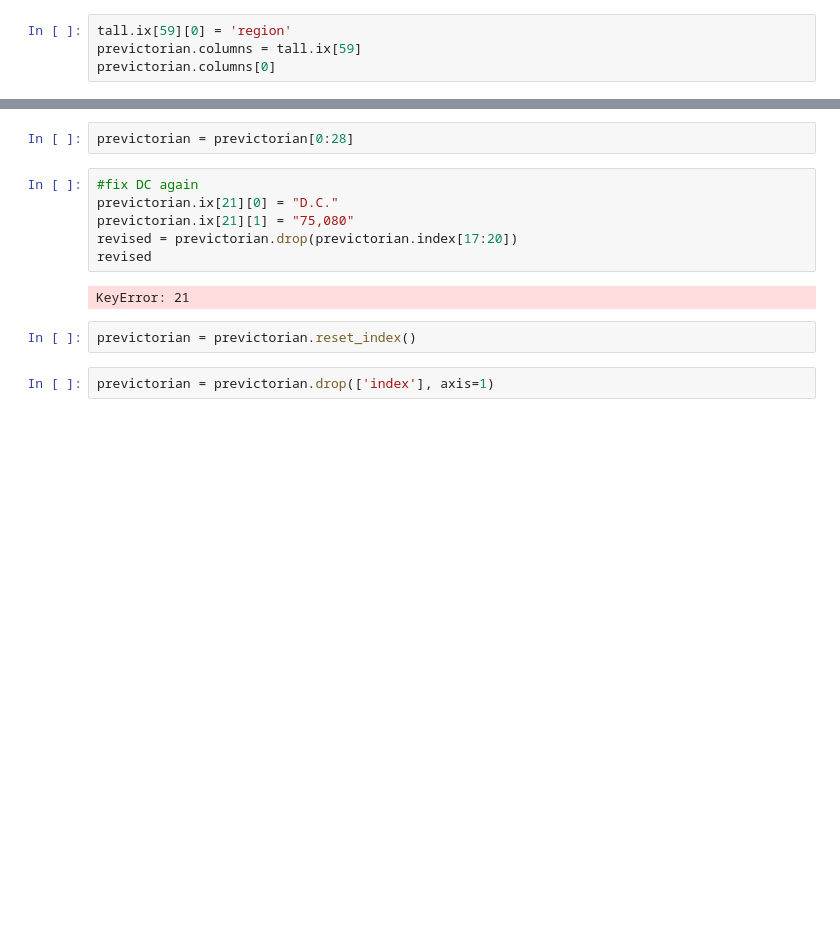
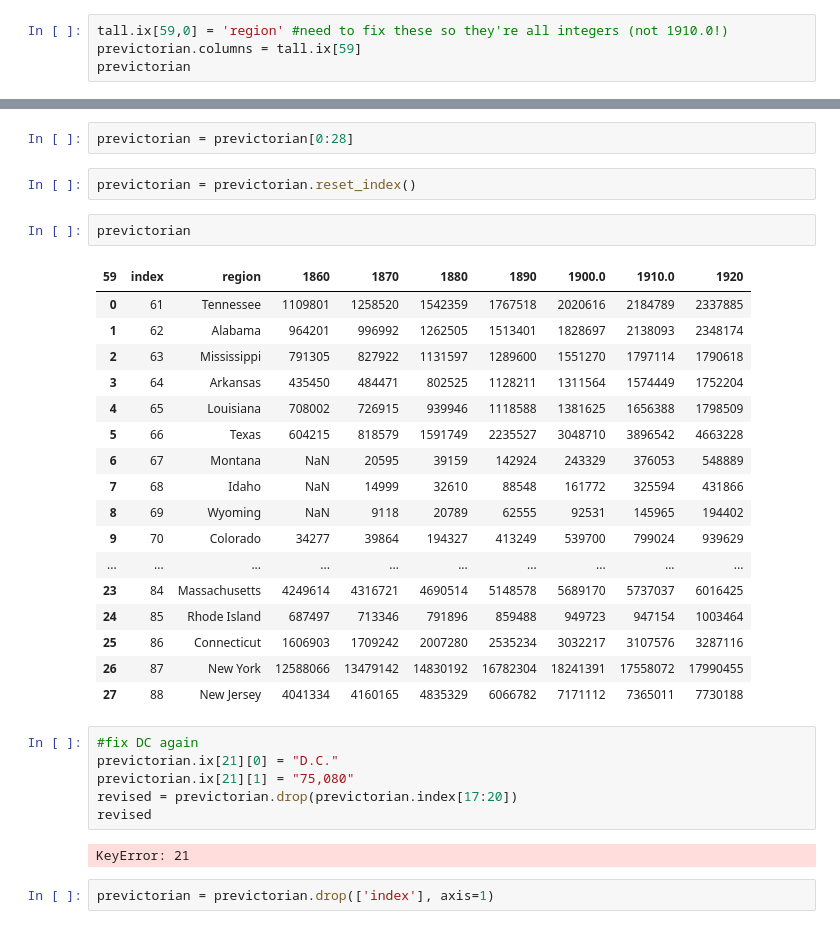
Before and after one commit to szeitlin/PopViz, a Jupyter notebook: early.ipynb, the cells around one changed output, grey strips where cells are left out. Cells and saved outputs as stored; diff of their text form; blank space fills up the shorter version.

```diff
--- a/early.ipynb
+++ b/early.ipynb
@@ -91,7 +62,7 @@ len(tall['region'][56:108])
 # %% [output]
 52
 # %%
-tall.ix[59][0] = 'region'
+tall.ix[59,0] = 'region' #need to fix these so they're all integers (not 1910.0!)
 previctorian.columns = tall.ix[59]
-previctorian.columns[0]
+previctorian
 # %% [output]
@@ -99,5 +86,27 @@ nan
 # %%
 previctorian = previctorian[0:28]
+# %%
+previctorian = previctorian.reset_index()
+# %%
+previctorian
+# %% [output]
+| 59 | index | region | 1860 | 1870 | 1880 | 1890 | 1900.0 | 1910.0 | 1920 |
+| 0 | 61 | Tennessee | 1109801 | 1258520 | 1542359 | 1767518 | 2020616 | 2184789 | 2337885 |
+| 1 | 62 | Alabama | 964201 | 996992 | 1262505 | 1513401 | 1828697 | 2138093 | 2348174 |
+| 2 | 63 | Mississippi | 791305 | 827922 | 1131597 | 1289600 | 1551270 | 1797114 | 1790618 |
+| 3 | 64 | Arkansas | 435450 | 484471 | 802525 | 1128211 | 1311564 | 1574449 | 1752204 |
+| 4 | 65 | Louisiana | 708002 | 726915 | 939946 | 1118588 | 1381625 | 1656388 | 1798509 |
+| 5 | 66 | Texas | 604215 | 818579 | 1591749 | 2235527 | 3048710 | 3896542 | 4663228 |
+| 6 | 67 | Montana | NaN | 20595 | 39159 | 142924 | 243329 | 376053 | 548889 |
+| 7 | 68 | Idaho | NaN | 14999 | 32610 | 88548 | 161772 | 325594 | 431866 |
+| 8 | 69 | Wyoming | NaN | 9118 | 20789 | 62555 | 92531 | 145965 | 194402 |
+| 9 | 70 | Colorado | 34277 | 39864 | 194327 | 413249 | 539700 | 799024 | 939629 |
+| ... | ... | ... | ... | ... | ... | ... | ... | ... | ... |
+| 23 | 84 | Massachusetts | 4249614 | 4316721 | 4690514 | 5148578 | 5689170 | 5737037 | 6016425 |
+| 24 | 85 | Rhode Island | 687497 | 713346 | 791896 | 859488 | 949723 | 947154 | 1003464 |
+| 25 | 86 | Connecticut | 1606903 | 1709242 | 2007280 | 2535234 | 3032217 | 3107576 | 3287116 |
+| 26 | 87 | New York | 12588066 | 13479142 | 14830192 | 16782304 | 18241391 | 17558072 | 17990455 |
+| 27 | 88 | New Jersey | 4041334 | 4160165 | 4835329 | 6066782 | 7171112 | 7365011 | 7730188 |
 # %%
 #fix DC again
 previctorian.ix[21][0] = "D.C."
@@ -106,8 +115,6 @@ revised = previctorian.drop(previctorian.index[17:20])
 revised
 # %% [output]
 KeyError: 21
-# %%
-previctorian = previctorian.reset_index()
 # %%
 previctorian = previctorian.drop(['index'], axis=1)
 # %%
```
Also changed, not shown: parts of 7 cells of this notebook, 3 other files.
